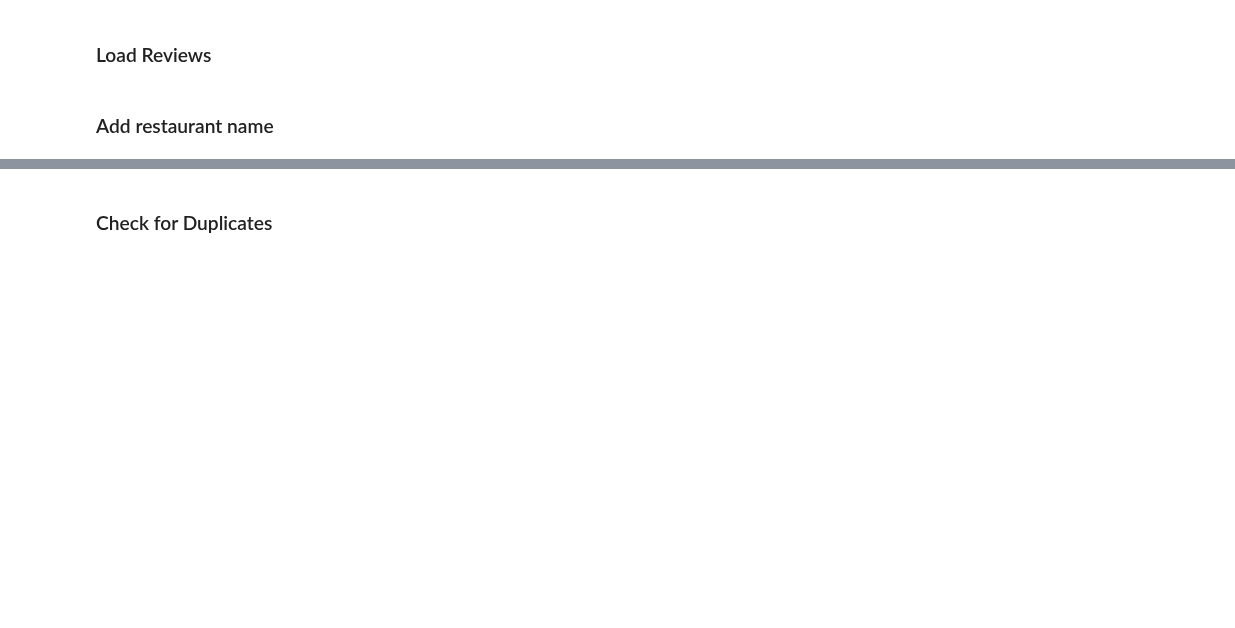
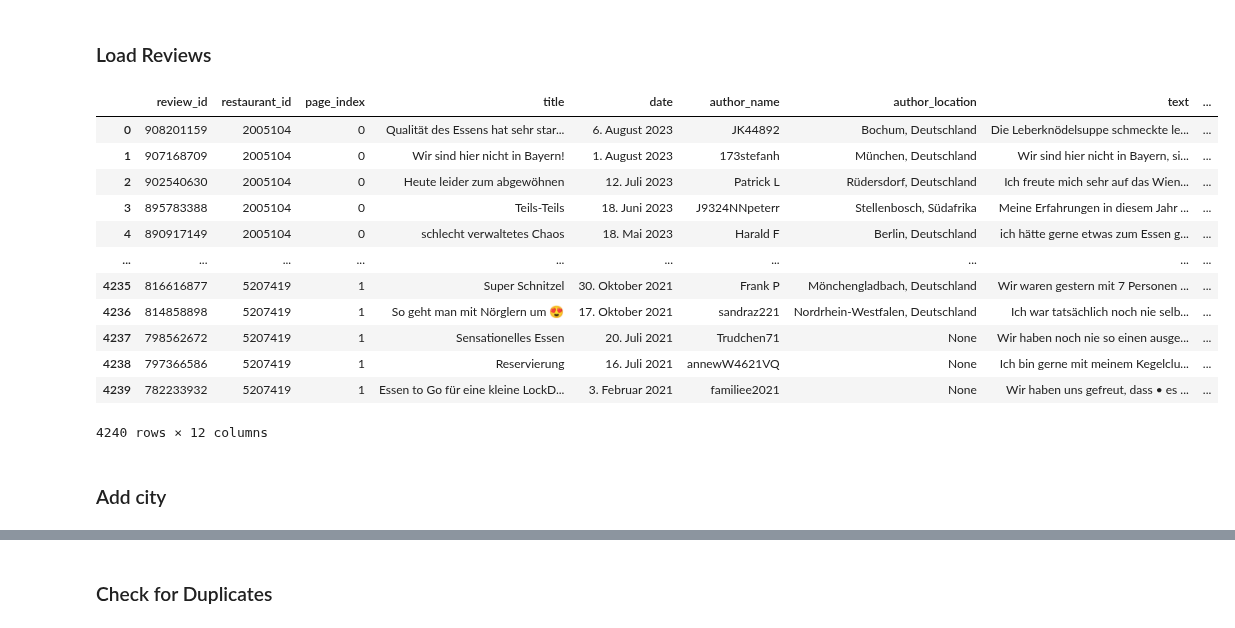
Before and after one commit to NilsHellwig/exploring-absa-llm-augmentation, a Jupyter notebook: 01 dataset creation/03_filter_reviews.ipynb, the cells around one changed output, grey strips where cells are left out. Cells and saved outputs as stored; diff of their text form; code cells hidden in the pictures; blank space fills up the shorter version.

```diff
--- a/01 dataset creation/03_filter_reviews.ipynb
+++ b/01 dataset creation/03_filter_reviews.ipynb
@@ -40,7 +39,7 @@ reviews_df = pd.read_csv(REVIEWS_PATH)
 # %% [markdown]
 ### Load Reviews
 # %%
-columns = ['review_id', 'restaurant_id', 'page_index', 'title', 'date', 'author_name', 'author_location', 'text', 'rating', 'restaurant_name', 'language_code']
+columns = ['review_id', 'restaurant_id', 'page_index', 'title', 'date', 'author_name', 'author_location', 'text', 'rating', 'city', 'restaurant_name', 'language_code']
 data_reviews = []
 # %%
 def load_review(review_soup):
@@ -69,14 +68,30 @@ for index, row in reviews_df.iterrows():
         review["language_code"] = doc_soup.find("div", class_="prw_reviews_user_links_hsx").span["data-language"]
     except:
         review["language_code"] = "not defined"
+    review["restaurant_name"] = doc_soup.find("a", attrs={"class": "HEADING"}).get_text()[1:-1]
     review["review_id"] = row["review_id"]
     review["restaurant_id"] = row["restaurant_id"]
     review["page_index"] = row["page_index"]
     data_reviews.append(review)
 # %%
 df_reviews = pd.DataFrame(data_reviews, columns=columns)
+df_reviews
+# %% [output]
+|  | review_id | restaurant_id | page_index | title | date | author_name | author_location | text | ... |
+| 0 | 908201159 | 2005104 | 0 | Qualität des Essens hat sehr star... | 6. August 2023 | JK44892 | Bochum, Deutschland | Die Leberknödelsuppe schmeckte le... | ... |
+| 1 | 907168709 | 2005104 | 0 | Wir sind hier nicht in Bayern! | 1. August 2023 | 173stefanh | München, Deutschland | Wir sind hier nicht in Bayern, si... | ... |
+| 2 | 902540630 | 2005104 | 0 | Heute leider zum abgewöhnen | 12. Juli 2023 | Patrick L | Rüdersdorf, Deutschland | Ich freute mich sehr auf das Wien... | ... |
+| 3 | 895783388 | 2005104 | 0 | Teils-Teils | 18. Juni 2023 | J9324NNpeterr | Stellenbosch, Südafrika | Meine Erfahrungen in diesem Jahr ... | ... |
+| 4 | 890917149 | 2005104 | 0 | schlecht verwaltetes Chaos | 18. Mai 2023 | Harald F | Berlin, Deutschland | ich hätte gerne etwas zum Essen g... | ... |
+| ... | ... | ... | ... | ... | ... | ... | ... | ... | ... |
+| 4235 | 816616877 | 5207419 | 1 | Super Schnitzel | 30. Oktober 2021 | Frank P | Mönchengladbach, Deutschland | Wir waren gestern mit 7 Personen ... | ... |
+| 4236 | 814858898 | 5207419 | 1 | So geht man mit Nörglern um 😍 | 17. Oktober 2021 | sandraz221 | Nordrhein-Westfalen, Deutschland | Ich war tatsächlich noch nie selb... | ... |
+| 4237 | 798562672 | 5207419 | 1 | Sensationelles Essen | 20. Juli 2021 | Trudchen71 | None | Wir haben noch nie so einen ausge... | ... |
+| 4238 | 797366586 | 5207419 | 1 | Reservierung | 16. Juli 2021 | annewW4621VQ | None | Ich bin gerne mit meinem Kegelclu... | ... |
+| 4239 | 782233932 | 5207419 | 1 | Essen to Go für eine kleine LockD... | 3. Februar 2021 | familiee2021 | None | Wir haben uns gefreut, dass • es ... | ... |
+4240 rows × 12 columns
 # %% [markdown]
-### Add restaurant name
+### Add city
 # %%
 with open(RESTAURANT_URLS, 'r') as json_file:
     restaurant_metadata = json.load(json_file)
```
Also changed, not shown: parts of 15 cells of this notebook, 7 other files.
